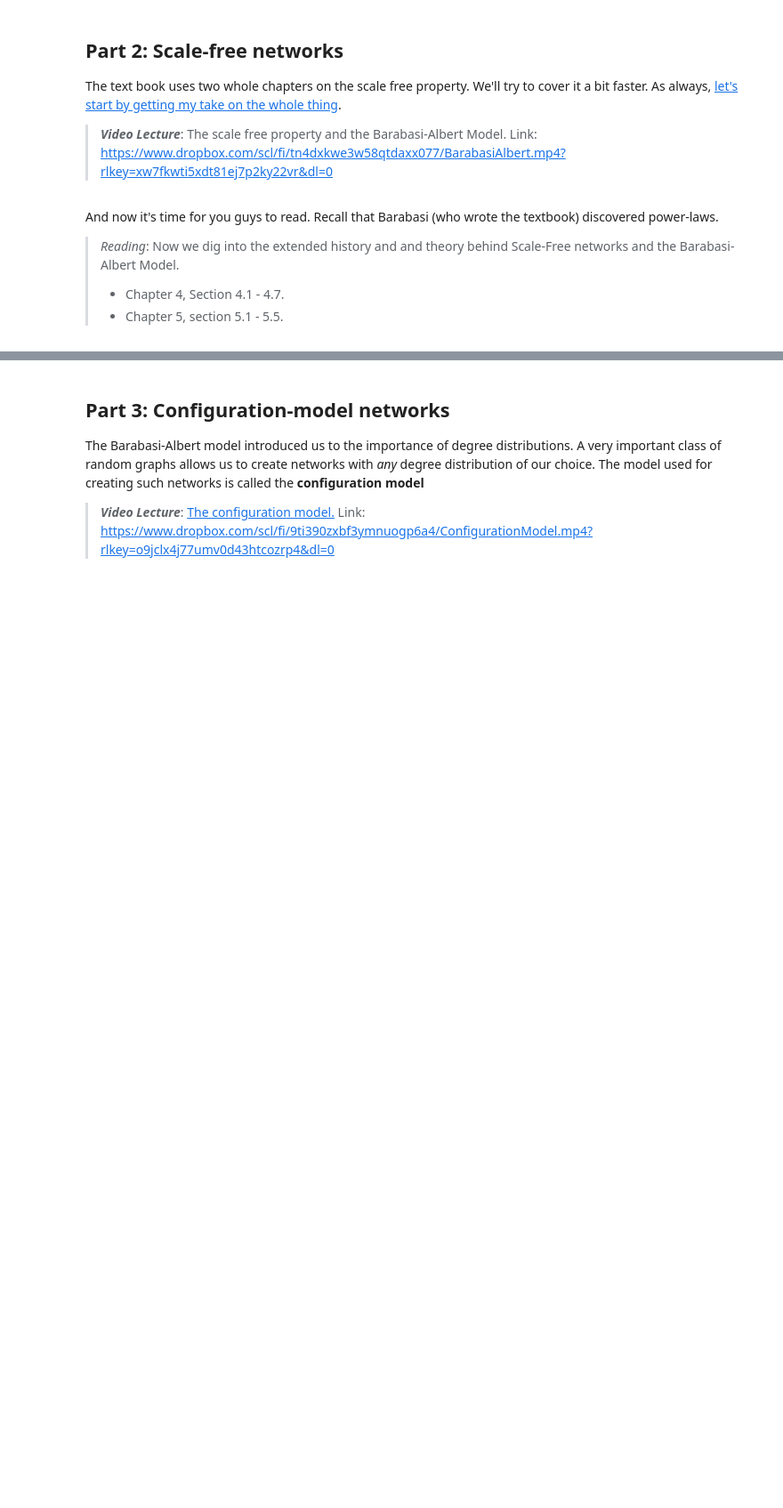
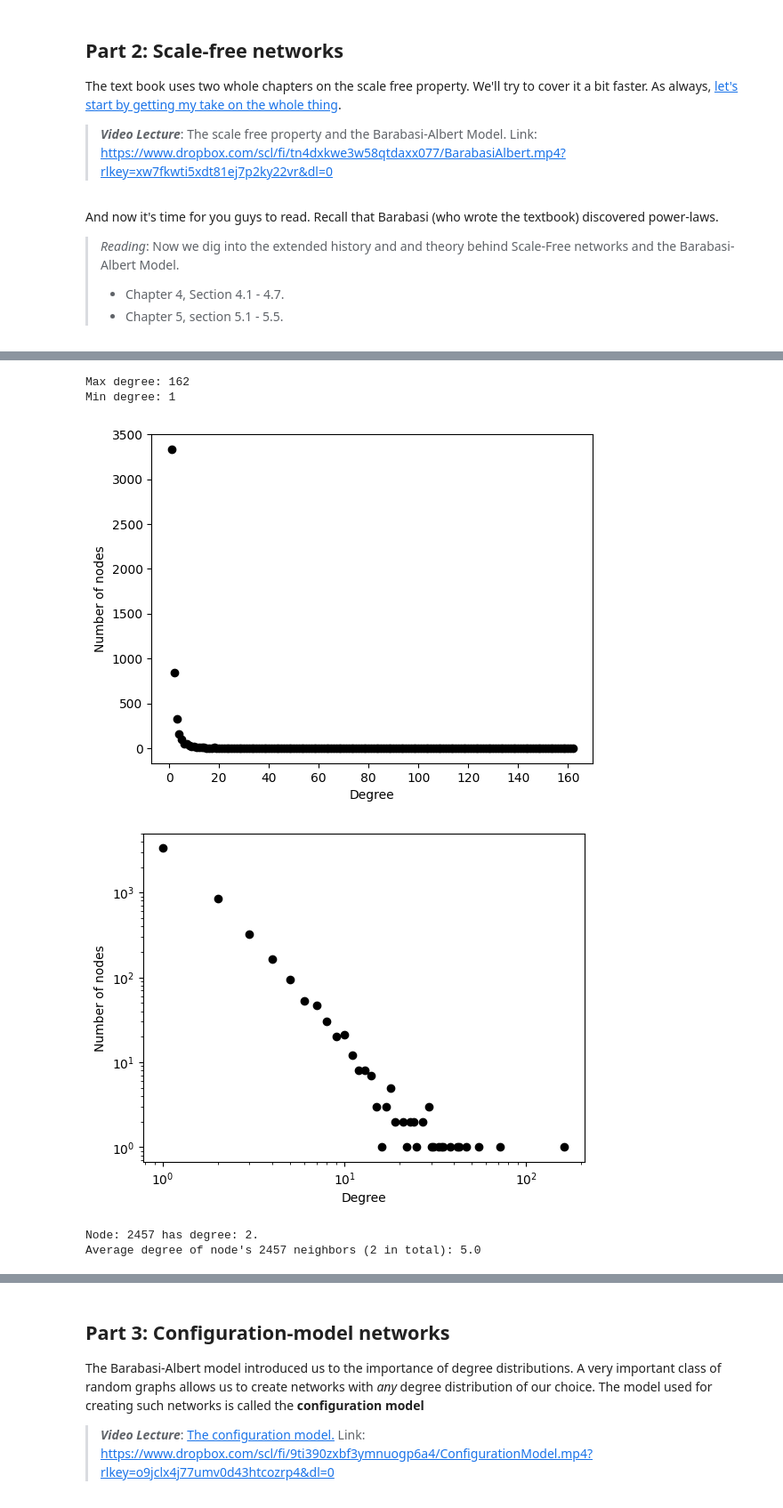
Before and after one commit to XhinoMullaymeri/socialgraphs2023, a Jupyter notebook: lectures/Week3.ipynb, the cells around one changed output, grey strips where cells are left out. Shown: that part at 89% size. Saved outputs shown, nothing was run; the diff lists cells and outputs as text; code cells hidden in the pictures; blank space fills up the shorter version.

```diff
--- a/lectures/Week3.ipynb
+++ b/lectures/Week3.ipynb
@@ -183,0 +224,41 @@ And now it's time for you guys to read. Recall that Barabasi (who wrote the text
+# %%
+# C)
+
+# find max and min degree
+degrees = [baG.degree(x) for x in baG.nodes()]
+max_degree = max(degrees)
+min_degree = min(degrees)
+print("Max degree: {}".format(max_degree))
+print("Min degree: {}".format(min_degree))
+
+# create histogram with numpy
+hist, bin_edges = np.histogram(degrees, bins=range(min_degree, max_degree+2))
+#  Plot the distribution. Plot it with both linear and log-log axes
+plt.plot(bin_edges[:-1], hist, 'ko')
+plt.xlabel('Degree')
+plt.ylabel('Number of nodes')
+plt.show()
+
+plt.loglog(bin_edges[:-1], hist, 'ko')
+plt.xlabel('Degree')
+plt.ylabel('Number of nodes')
+plt.show()
+# %% [output]
+Max degree: 162
+Min degree: 1
+[figure, added]
+[figure, added]
+# %%
+# D)
+nodes = baG.nodes()
+# random choice 1
+node = np.random.choice(nodes)
+print("Node: {} has degree: {}.".format(node, nx.degree(baG, node)))
+
+neighbors = list(baG.neighbors(node))
+neighbors_degree = [nx.degree(baG,x) for x in neighbors]
+neighbors_degree_avg = round(sum(neighbors_degree) / len(neighbors_degree),2)
+print("Average degree of node's {} neighbors ({} in total): {}".format(node, len(neighbors), neighbors_degree_avg))
+# %% [output]
+Node: 2457 has degree: 2.
+Average degree of node's 2457 neighbors (2 in total): 5.0
```
Also changed, not shown: parts of 10 cells of this notebook.
